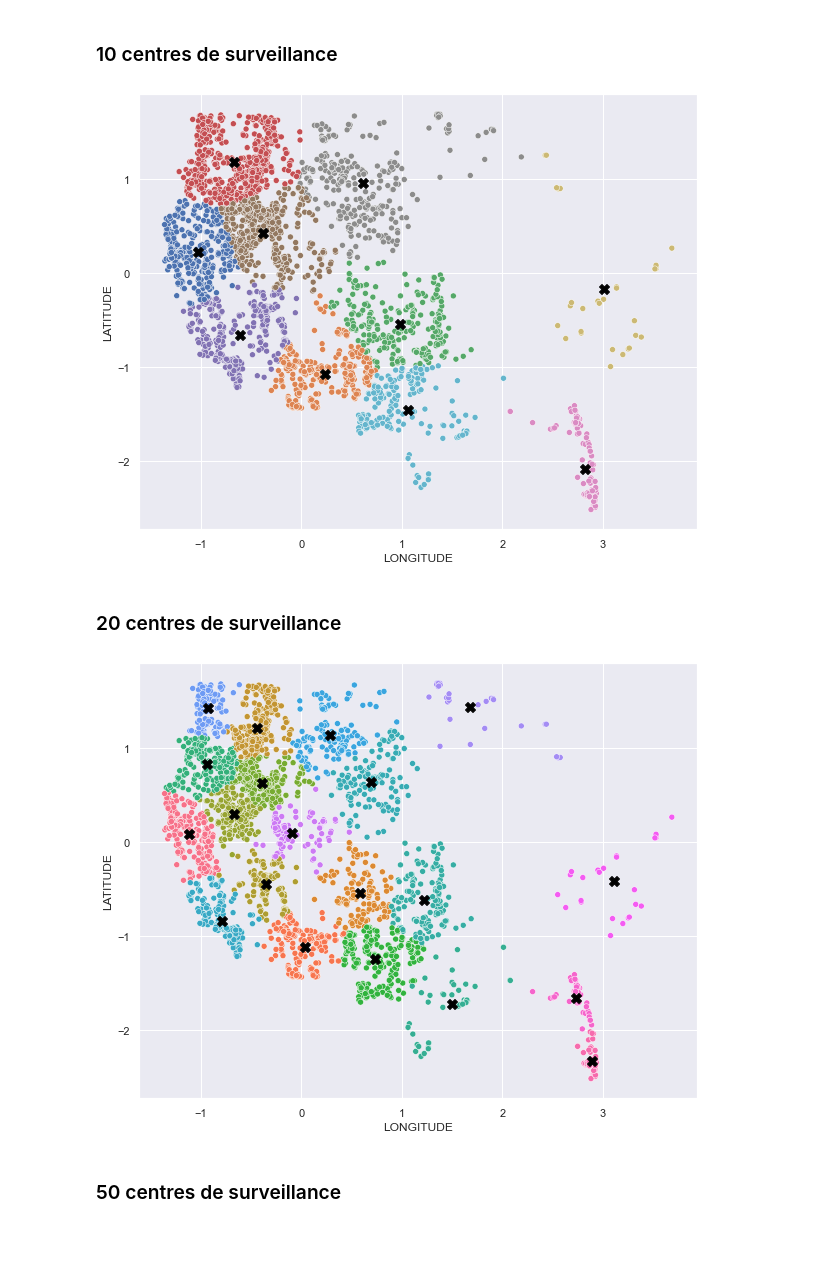
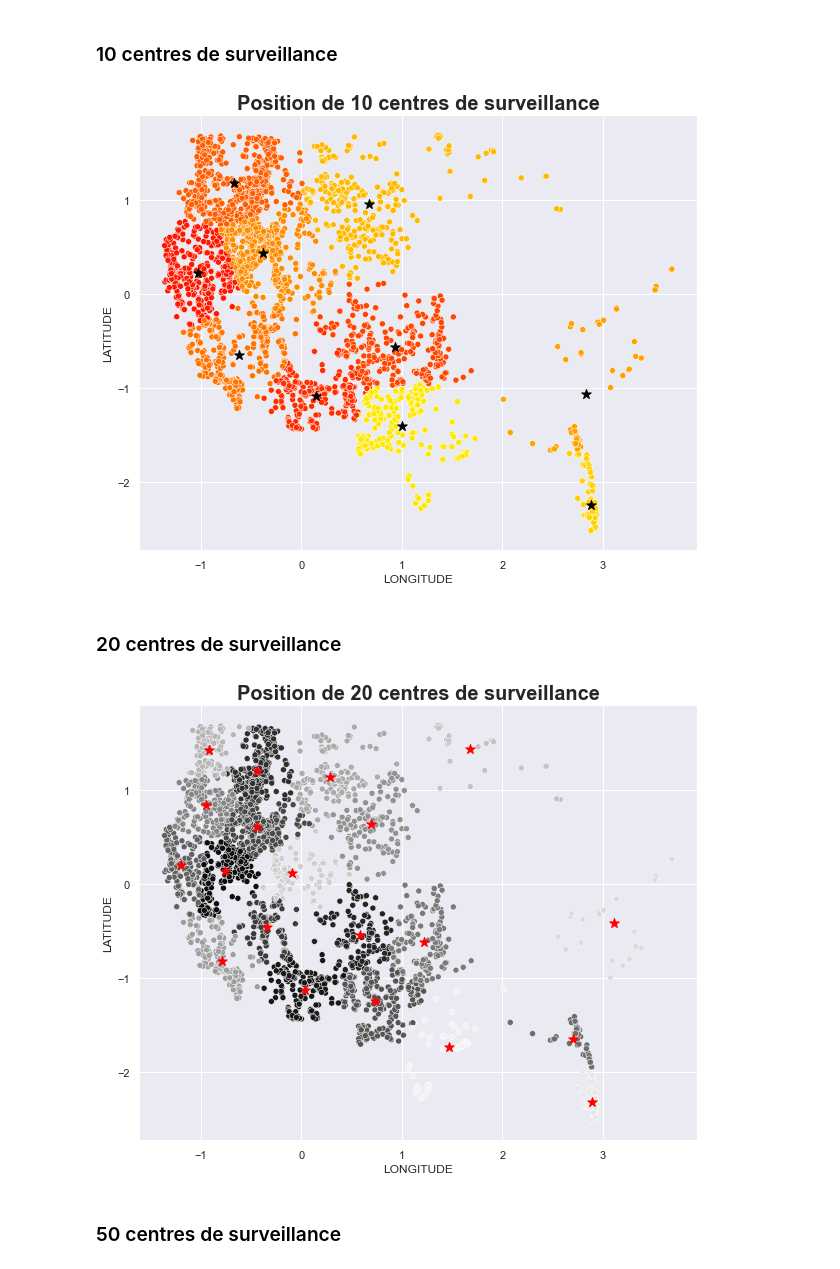
Before and after one commit to paulokmmf/Projet_DA_WILDFIRE, a Jupyter notebook: Tests_models.ipynb, the cells around one changed output. Cells and saved outputs as stored; diff of their text form; code cells hidden in the pictures; blank space fills up the shorter version.

```diff
--- a/Tests_models.ipynb
+++ b/Tests_models.ipynb
@@ -962,15 +914,16 @@ df_fires_model_g_kmeans_norm_10 = pd.DataFrame(fires_model_g_kmeans_norm, column
 # %%
 # Pour créer la colonne des clusters dans le dataframe
 df_fires_model_g_kmeans_norm_10['cluster']=y_kmeans_10
 
 centroids_10 = kmeans_10.cluster_centers_
 
 plt.figure(figsize=(10,8))
-sns.scatterplot(x=df_fires_model_g_kmeans_norm_10.LONGITUDE,y=df_fires_model_g_kmeans_norm_10.LATITUDE,hue=df_fires_model_g_kmeans_norm_10.cluster.astype('str'),legend=False)
-plt.scatter(centroids_10[:, 0],centroids_10[:, 1], s=100, c='black', label='Centroids', marker='X')
+sns.scatterplot(x=df_fires_model_g_kmeans_norm_10.LONGITUDE,y=df_fires_model_g_kmeans_norm_10.LATITUDE,palette='autumn',hue=df_fires_model_g_kmeans_norm_10.cluster.astype('str'),legend=False)
+plt.scatter(centroids_10[:, 0],centroids_10[:, 1], s=100, c='black', label='Centroids', marker='*')
+plt.title('Position de 10 centres de surveillance', fontweight='bold', fontsize=20)
 plt.show()
 # %% [output]
-[figure, old version]
+[figure, new version]
 # %% [markdown]
 ### 20 centres de surveillance
 # %%
@@ -992,11 +945,12 @@ df_fires_model_g_kmeans_norm_20['cluster']=y_kmeans_20
 centroids_20 = kmeans_20.cluster_centers_
 
 plt.figure(figsize=(10,8))
-sns.scatterplot(x=df_fires_model_g_kmeans_norm_20.LONGITUDE,y=df_fires_model_g_kmeans_norm_20.LATITUDE,hue=df_fires_model_g_kmeans_norm_20.cluster.astype('str'), legend=False)
-plt.scatter(centroids_20[:, 0],centroids_20[:, 1], s=100, c='black', label='Centroids', marker='X')
+sns.scatterplot(x=df_fires_model_g_kmeans_norm_20.LONGITUDE,y=df_fires_model_g_kmeans_norm_20.LATITUDE,palette='gray',hue=df_fires_model_g_kmeans_norm_20.cluster.astype('str'), legend=False)
+plt.scatter(centroids_20[:, 0],centroids_20[:, 1], s=100, c='red', label='Centroids', marker='*')
+plt.title('Position de 20 centres de surveillance', fontweight='bold', fontsize=20)
 plt.show()
 # %% [output]
-[figure, old version]
+[figure, new version]
 # %% [markdown]
 ### 50 centres de surveillance
 # %%
```
Also changed, not shown: parts of 18 cells of this notebook.
